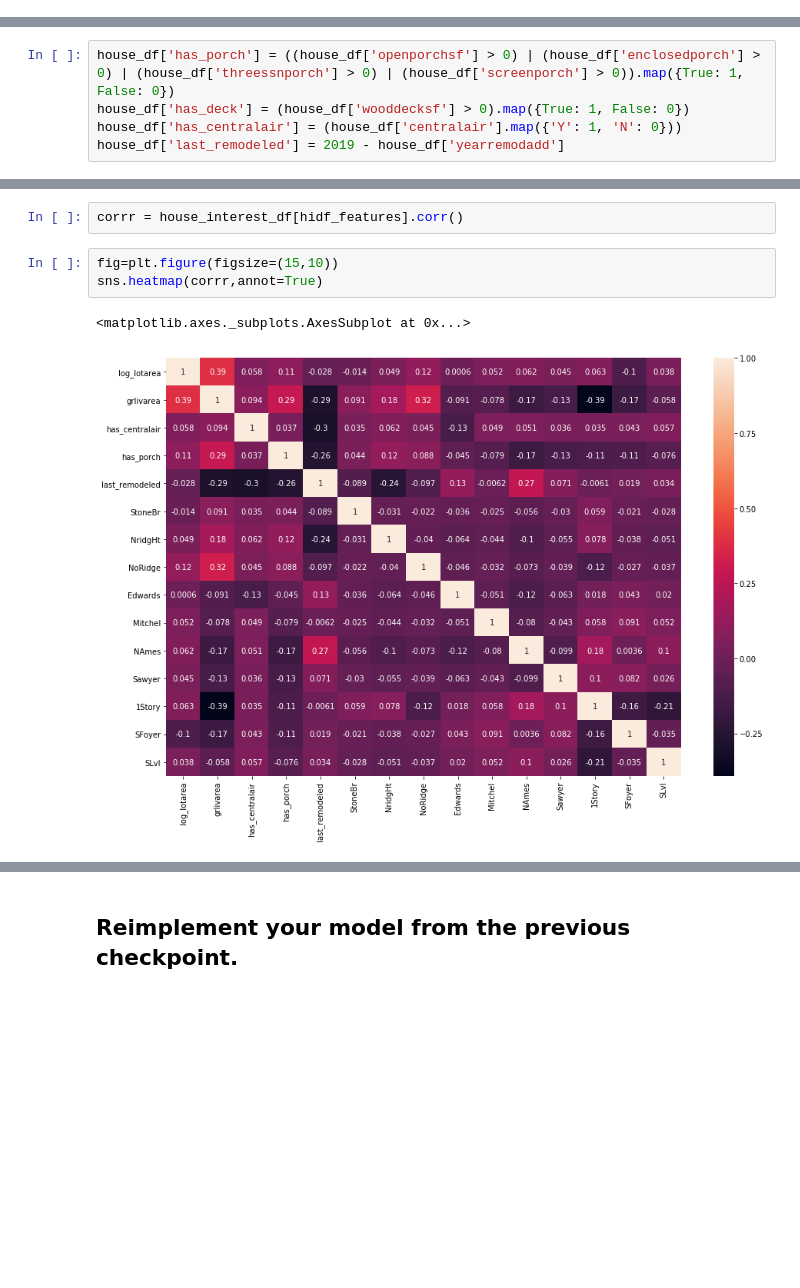
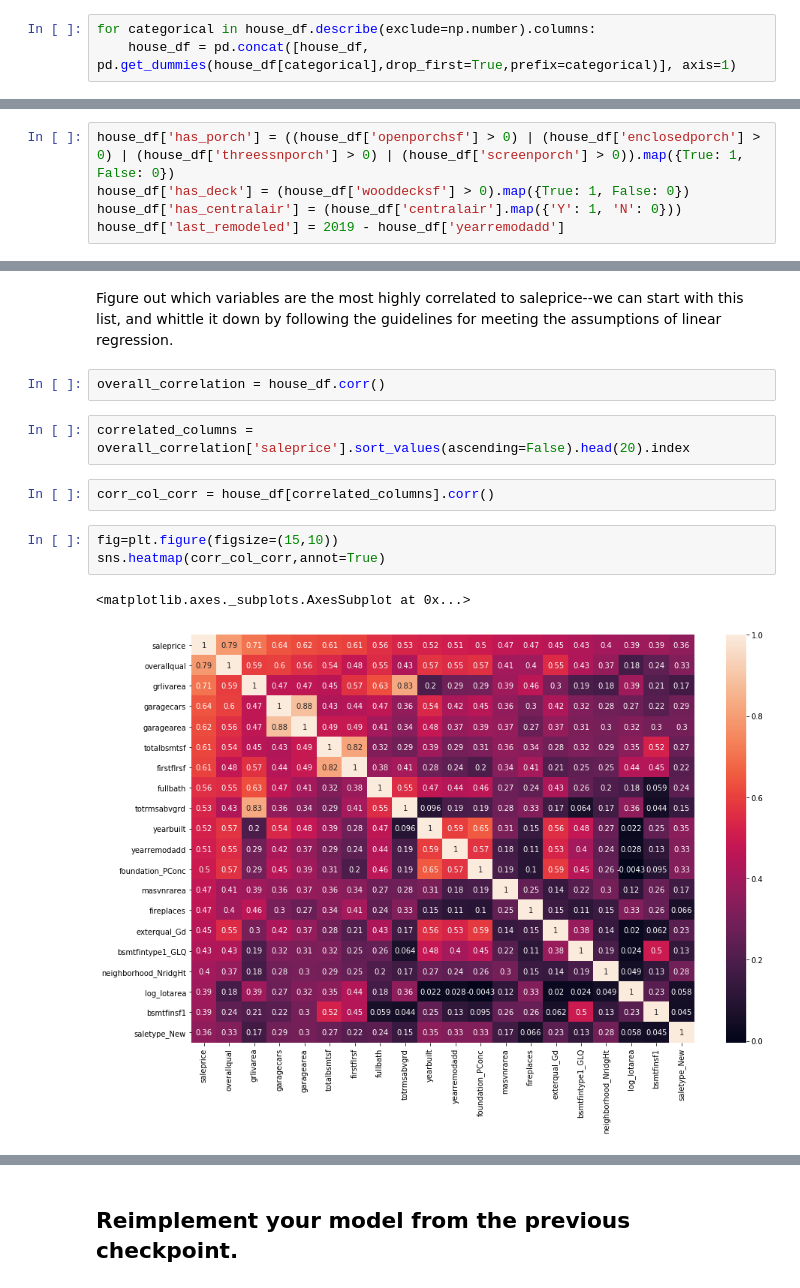
Before and after one commit to iamjeremybe/thinkful_data_science, a Jupyter notebook: Thinkful - Overfitting and regularization - house prices.ipynb, the cells around one changed output, grey strips where cells are left out. Saved outputs shown, nothing was run; the diff lists cells and outputs as text; blank space fills up the shorter version.

```diff
--- a/Thinkful - Overfitting and regularization - house prices.ipynb
+++ b/Thinkful - Overfitting and regularization - house prices.ipynb
@@ -110 +112,4 @@ house_df.drop(columns=['id','alley','electrical','poolqc','fence','miscfeature']
+# %%
+for categorical in house_df.describe(exclude=np.number).columns:
+    house_df = pd.concat([house_df, pd.get_dummies(house_df[categorical],drop_first=True,prefix=categorical)], axis=1)
 # %% [markdown]
@@ -152,8 +128,14 @@ hidf_features = ['log_lotarea','grlivarea','has_centralair','has_porch','last_re
-# %%
-corrr = house_interest_df[hidf_features].corr()
+# %% [markdown]
+Figure out which variables are the most highly correlated to saleprice--we can start with this list, and whittle it down by following the guidelines for meeting the assumptions of linear regression.
+# %%
+overall_correlation = house_df.corr()
+# %%
+correlated_columns = overall_correlation['saleprice'].sort_values(ascending=False).head(20).index
+# %%
+corr_col_corr = house_df[correlated_columns].corr()
 # %%
 fig=plt.figure(figsize=(15,10))
-sns.heatmap(corrr,annot=True)
+sns.heatmap(corr_col_corr,annot=True)
 # %% [output]
 <matplotlib.axes._subplots.AxesSubplot at 0x...>
-[figure, old version]
+[figure, new version]
```
Also changed, not shown: parts of 22 cells of this notebook.
